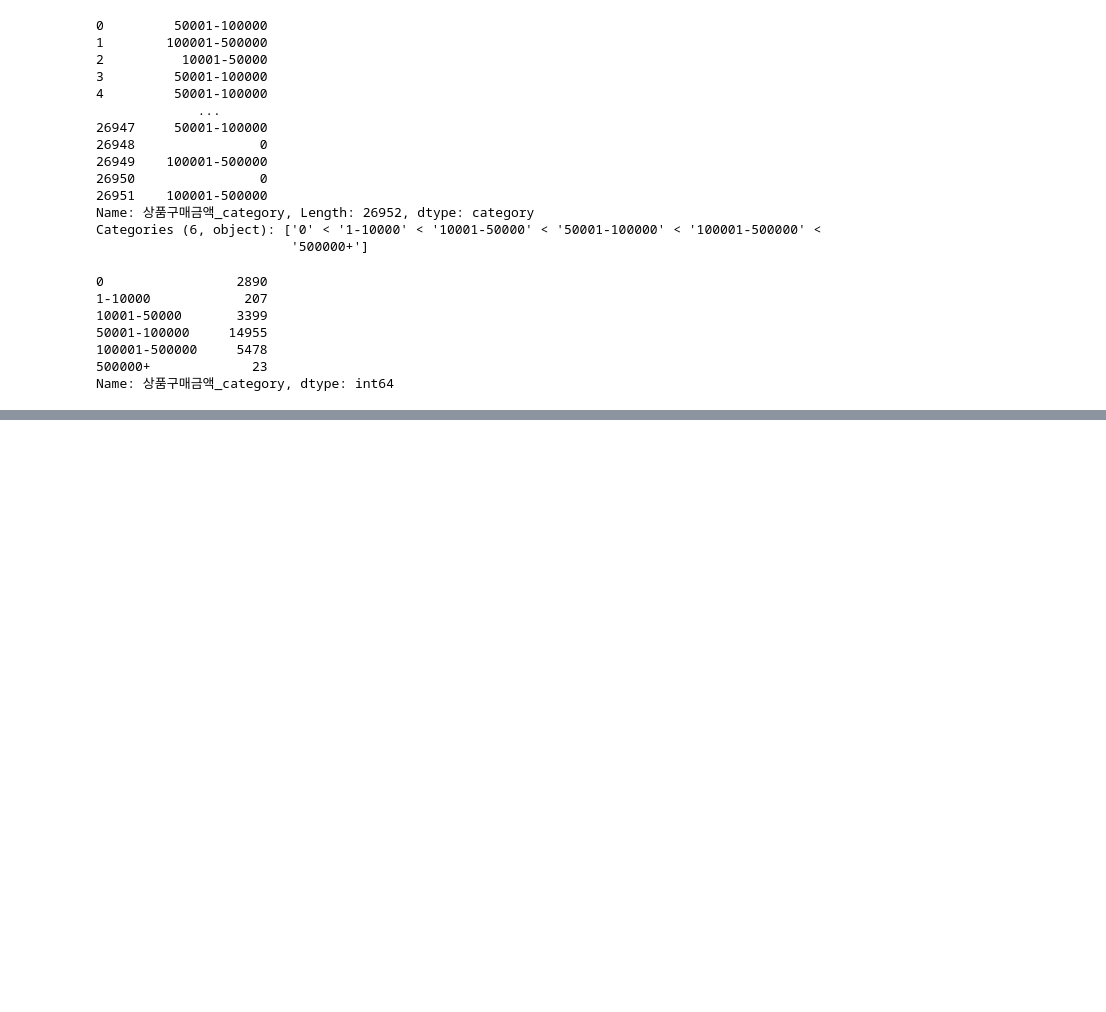
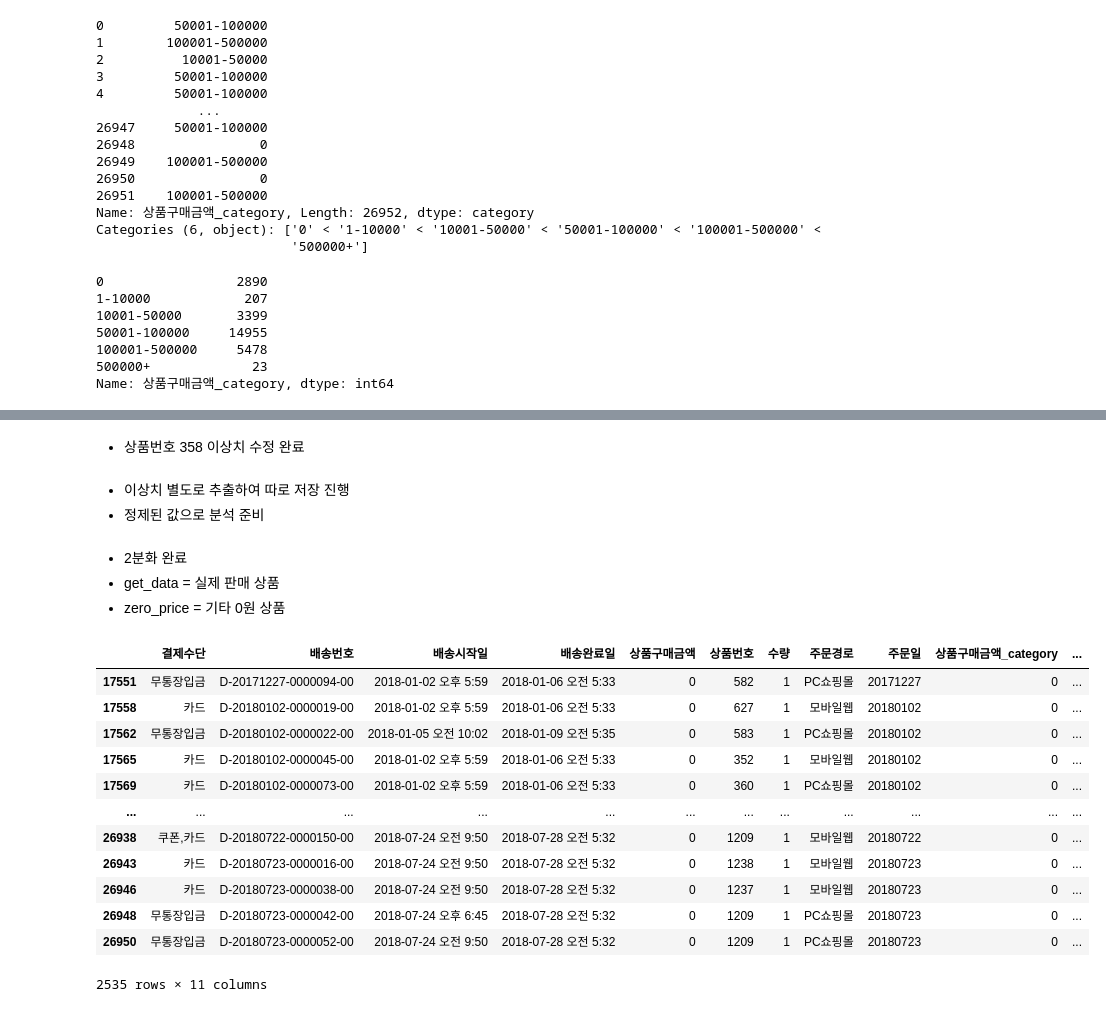
Before and after one commit to entangelk/study_data_analytics, a Jupyter notebook: docs/quests/EDAs/EDA_ShoppingMallDeliveryWithDate.ipynb, the cells around one changed output, grey strips where cells are left out. Drawn from its saved outputs; the diff is of its cells as text; code cells hidden in the pictures; blank space fills up the shorter version.

```diff
--- a/docs/quests/EDAs/EDA_ShoppingMallDeliveryWithDate.ipynb
+++ b/docs/quests/EDAs/EDA_ShoppingMallDeliveryWithDate.ipynb
@@ -91,0 +201,3 @@ Name: 상품구매금액_category, dtype: int64
+# %%
+# get_data.query('상품번호 == 355')['상품구매금액'] = get_data.query('상품번호 == 355')['상품구매금액'].replace(0,23100)
+get_data.loc[get_data['상품번호'] == 355, '상품구매금액'] = get_data.loc[get_data['상품번호'] == 355, '상품구매금액'].replace(0,23100)
@@ -91,0 +216,2 @@ Name: 상품구매금액_category, dtype: int64
+# %%
+get_data.loc[get_data['상품번호'] == 358, '상품구매금액'] = get_data.loc[get_data['상품번호'] == 358, '상품구매금액'].replace(0,23100)
@@ -91,0 +222,9 @@ Name: 상품구매금액_category, dtype: int64
+# %% [markdown]
+- 상품번호 358 이상치 수정 완료
+# %% [markdown]
+- 이상치 별도로 추출하여 따로 저장 진행
+- 정제된 값으로 분석 준비
+# %%
+zero_index = get_data.query('상품구매금액 == 0')['상품번호'].unique().tolist()
+zero_price = get_data.query(f'상품번호 == {zero_index}').copy()
+get_data['상품구매금액'] = get_data['상품구매금액'].replace(0,np.nan)
@@ -91,0 +233,20 @@ Name: 상품구매금액_category, dtype: int64
+# %% [markdown]
+- 2분화 완료
+- get_data = 실제 판매 상품
+- zero_price = 기타 0원 상품
+# %%
+zero_price
+# %% [output]
+|  | 결제수단 | 배송번호 | 배송시작일 | 배송완료일 | 상품구매금액 | 상품번호 | 수량 | 주문경로 | 주문일 | 상품구매금액_category | ... |
+| 17551 | 무통장입금 | D-20171227-0000094-00 | 2018-01-02 오후 5:59 | 2018-01-06 오전 5:33 | 0 | 582 | 1 | PC쇼핑몰 | 20171227 | 0 | ... |
+| 17558 | 카드 | D-20180102-0000019-00 | 2018-01-02 오후 5:59 | 2018-01-06 오전 5:33 | 0 | 627 | 1 | 모바일웹 | 20180102 | 0 | ... |
+| 17562 | 무통장입금 | D-20180102-0000022-00 | 2018-01-05 오전 10:02 | 2018-01-09 오전 5:35 | 0 | 583 | 1 | PC쇼핑몰 | 20180102 | 0 | ... |
+| 17565 | 카드 | D-20180102-0000045-00 | 2018-01-02 오후 5:59 | 2018-01-06 오전 5:33 | 0 | 352 | 1 | 모바일웹 | 20180102 | 0 | ... |
+| 17569 | 카드 | D-20180102-0000073-00 | 2018-01-02 오후 5:59 | 2018-01-06 오전 5:33 | 0 | 360 | 1 | PC쇼핑몰 | 20180102 | 0 | ... |
+| ... | ... | ... | ... | ... | ... | ... | ... | ... | ... | ... | ... |
+| 26938 | 쿠폰,카드 | D-20180722-0000150-00 | 2018-07-24 오전 9:50 | 2018-07-28 오전 5:32 | 0 | 1209 | 1 | 모바일웹 | 20180722 | 0 | ... |
+| 26943 | 카드 | D-20180723-0000016-00 | 2018-07-24 오전 9:50 | 2018-07-28 오전 5:32 | 0 | 1238 | 1 | 모바일웹 | 20180723 | 0 | ... |
+| 26946 | 카드 | D-20180723-0000038-00 | 2018-07-24 오전 9:50 | 2018-07-28 오전 5:32 | 0 | 1237 | 1 | 모바일웹 | 20180723 | 0 | ... |
+| 26948 | 무통장입금 | D-20180723-0000042-00 | 2018-07-24 오후 6:45 | 2018-07-28 오전 5:32 | 0 | 1209 | 1 | PC쇼핑몰 | 20180723 | 0 | ... |
+| 26950 | 무통장입금 | D-20180723-0000052-00 | 2018-07-24 오전 9:50 | 2018-07-28 오전 5:32 | 0 | 1209 | 1 | PC쇼핑몰 | 20180723 | 0 | ... |
+2535 rows × 11 columns
```
Also changed, not shown: parts of 25 cells of this notebook.
